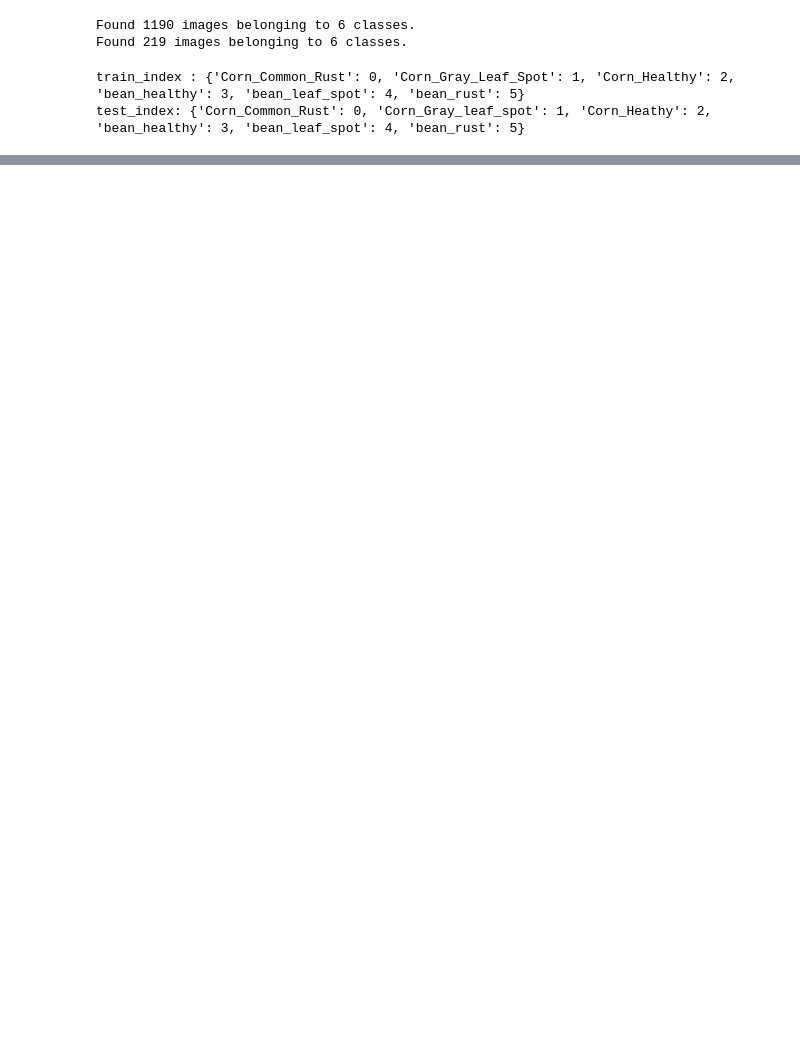
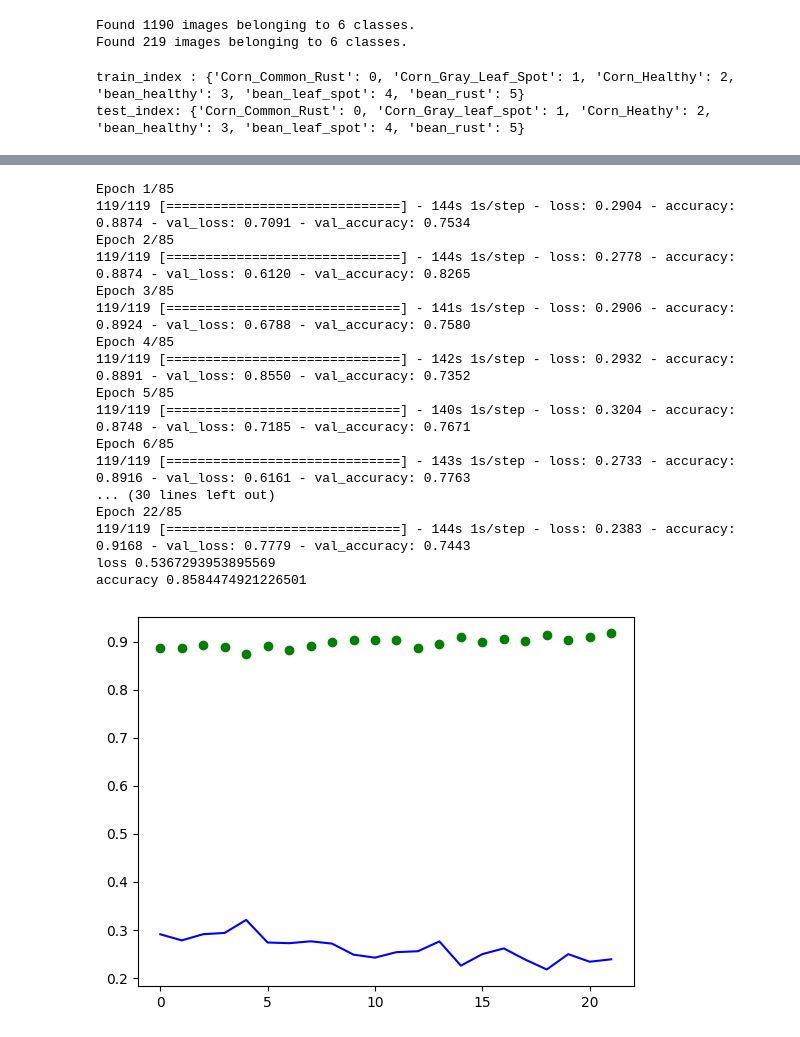
Before and after one commit to Trrunghau/AI, a Jupyter notebook: Plant_disease.ipynb, the cells around one changed output, grey strips where cells are left out. Drawn from its saved outputs; the diff is of its cells as text; code cells hidden in the pictures; blank space fills up the shorter version.

```diff
--- a/Plant_disease.ipynb
+++ b/Plant_disease.ipynb
@@ -124,2 +163,38 @@ plt.show()
+# %%
+callback = tf.keras.callbacks.EarlyStopping(monitor='val_accuracy',patience = 15,restore_best_weights=True)
+model = load_model('/content/drive/MyDrive/Colab Notebooks/modelfinal5.h5')
+history=model.fit(train_data,epochs=85,batch_size=64,verbose=1,
+                  validation_data=test_data,callbacks=[callback])
+value=model.evaluate(test_data,verbose=0)
+print('loss', value[0])
+print('accuracy', value[1])
+model.save('/content/drive/MyDrive/Colab Notebooks/modelfinal5i.h5')
+accuracy =history.history['accuracy']
+loss = history.history['loss']
+epochs=range(len(accuracy))
+
+import matplotlib.pyplot as plt
+plt.plot(epochs, accuracy, 'bo', label='Training accuracy', color='green')
+plt.plot(epochs,loss , 'b', label ='Training loss')
+plt.show()
+# %% [output]
+Epoch 1/85
+119/119 [==============================] - 144s 1s/step - loss: 0.2904 - accuracy: 0.8874 - val_loss: 0.7091 - val_accuracy: 0.7534
+Epoch 2/85
+119/119 [==============================] - 144s 1s/step - loss: 0.2778 - accuracy: 0.8874 - val_loss: 0.6120 - val_accuracy: 0.8265
+Epoch 3/85
+119/119 [==============================] - 141s 1s/step - loss: 0.2906 - accuracy: 0.8924 - val_loss: 0.6788 - val_accuracy: 0.7580
+Epoch 4/85
+119/119 [==============================] - 142s 1s/step - loss: 0.2932 - accuracy: 0.8891 - val_loss: 0.8550 - val_accuracy: 0.7352
+Epoch 5/85
+119/119 [==============================] - 140s 1s/step - loss: 0.3204 - accuracy: 0.8748 - val_loss: 0.7185 - val_accuracy: 0.7671
+Epoch 6/85
+119/119 [==============================] - 143s 1s/step - loss: 0.2733 - accuracy: 0.8916 - val_loss: 0.6161 - val_accuracy: 0.7763
+... (30 lines left out)
+Epoch 22/85
+119/119 [==============================] - 144s 1s/step - loss: 0.2383 - accuracy: 0.9168 - val_loss: 0.7779 - val_accuracy: 0.7443
+loss 0.5367293953895569
+accuracy 0.8584474921226501
+[figure, added]
 # %%
 ## lay model tu google drive va tien hanh nhan dien
```
Also changed, not shown: parts of 9 cells of this notebook.
